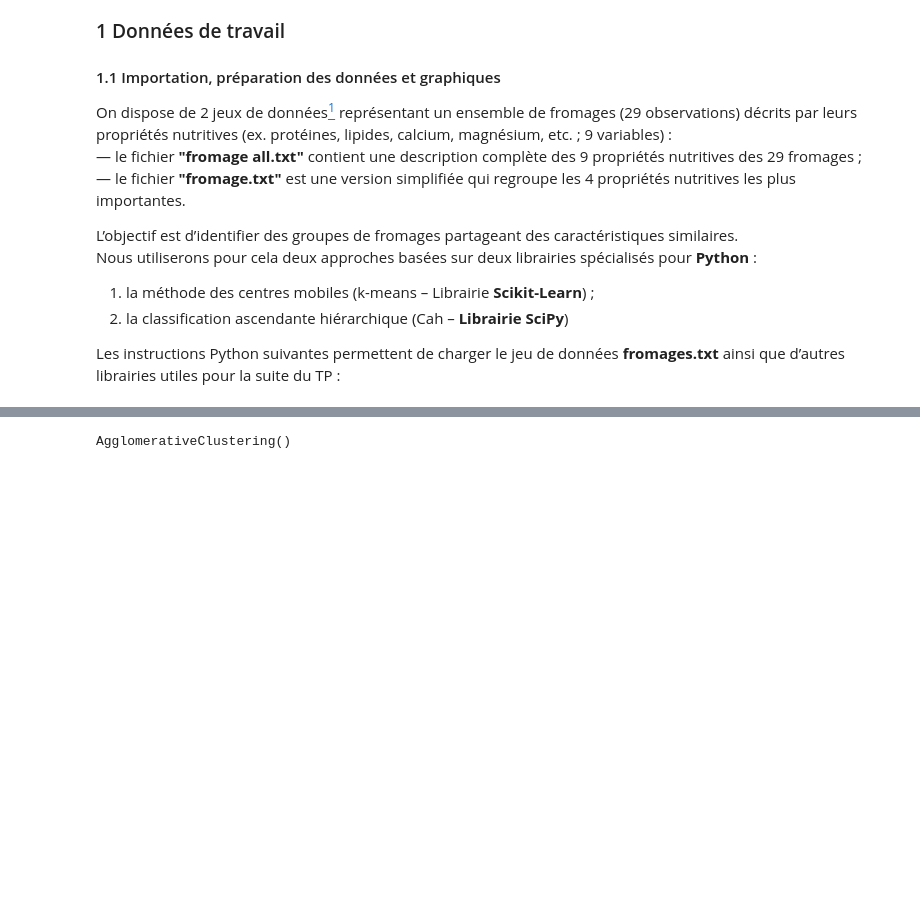
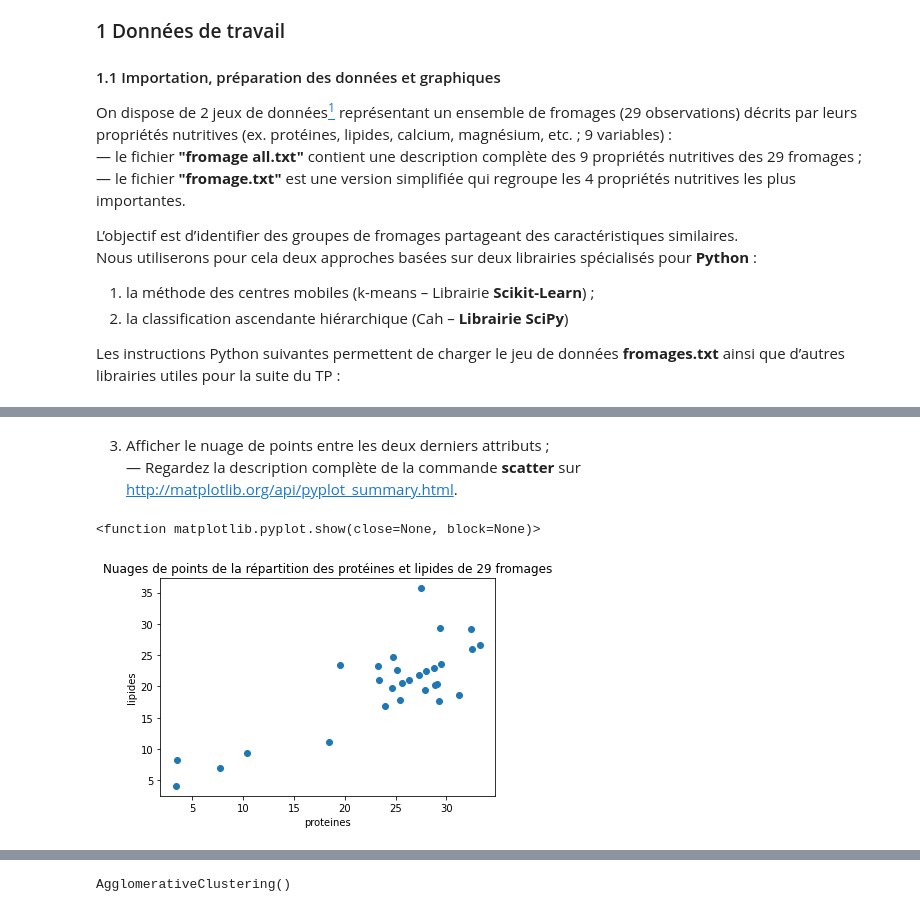
Before and after one commit to Xabibax/fouille_de_donnees_td_tp, a Jupyter notebook: tp3.ipynb, the cells around one changed output, grey strips where cells are left out. Saved outputs shown, nothing was run; the diff lists cells and outputs as text; code cells hidden in the pictures; blank space fills up the shorter version.

```diff
--- a/tp3.ipynb
+++ b/tp3.ipynb
@@ -38,0 +82,16 @@ data = pd.read_table('fromage.txt',decimal = '.')
+# %% [markdown]
+3. Afficher le nuage de points entre les deux derniers attributs ;  <br/>
+— Regardez la description complète de la commande **scatter** sur http://matplotlib.org/api/pyplot_summary.html.  <br/>
+# %%
+import matplotlib.pyplot as plt
+plt.scatter(data=data,
+            x='lipides',
+            y='proteines')
+plt.xlabel("proteines")
+plt.ylabel("lipides")
+plt.title('Nuages de points de la répartition des protéines et lipides de 29 fromages')
+
+plt.show
+# %% [output]
+<function matplotlib.pyplot.show(close=None, block=None)>
+[figure, added]
```
Also changed, not shown: parts of 49 cells of this notebook, 2 other files.
